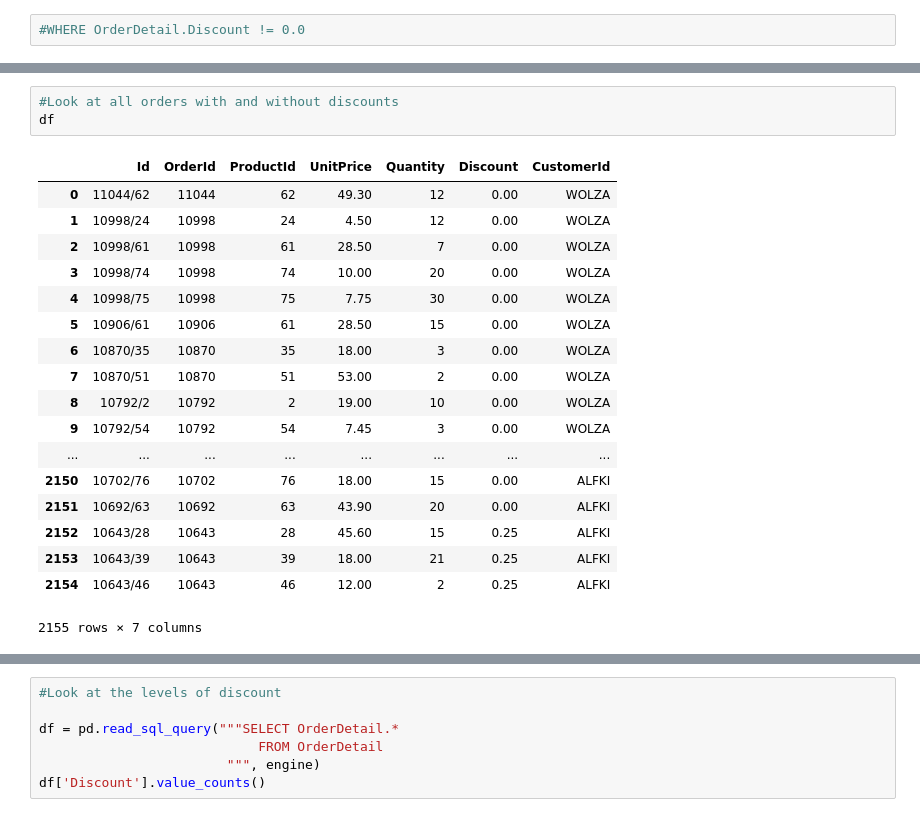
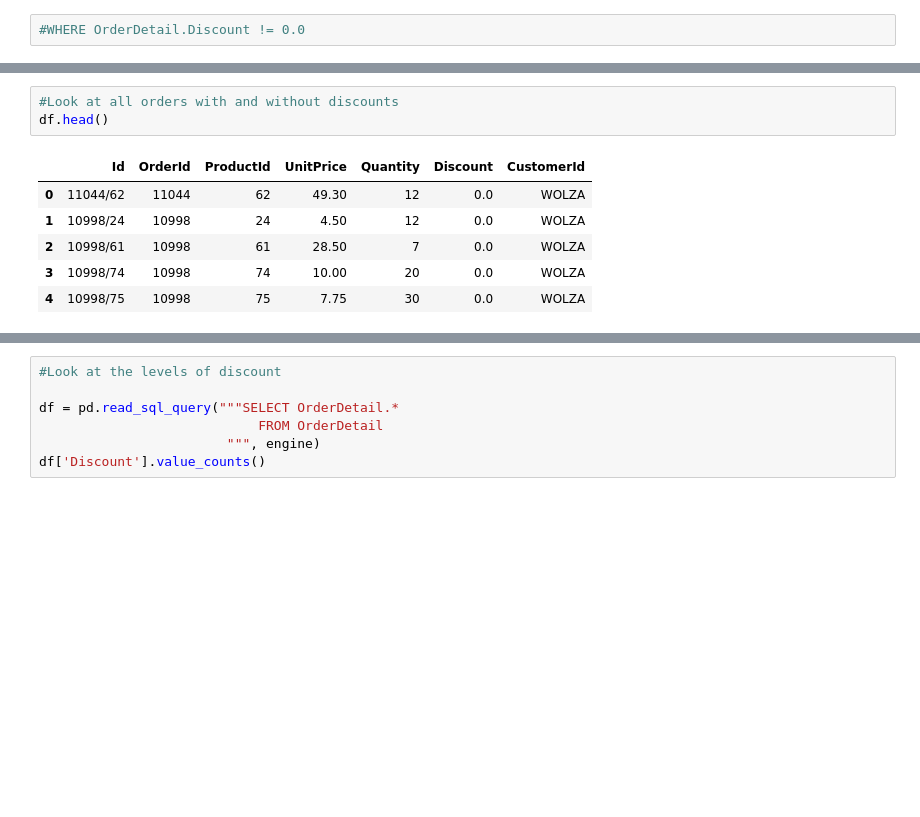
Before and after one commit to ssrosa/dsc-2-final-project-online-ds-pt-100118, a Jupyter notebook: student.ipynb, the cells around one changed output, grey strips where cells are left out. Drawn from its saved outputs; the diff is of its cells as text; blank space fills up the shorter version.

```diff
--- a/student.ipynb
+++ b/student.ipynb
@@ -147,25 +124,13 @@ INFO:sqlalchemy.engine.base.Engine:()
 # %%
 #Look at all orders with and without discounts
-df
+df.head()
 # %% [output]
 |  | Id | OrderId | ProductId | UnitPrice | Quantity | Discount | CustomerId |
-| 0 | 11044/62 | 11044 | 62 | 49.30 | 12 | 0.00 | WOLZA |
-| 1 | 10998/24 | 10998 | 24 | 4.50 | 12 | 0.00 | WOLZA |
-| 2 | 10998/61 | 10998 | 61 | 28.50 | 7 | 0.00 | WOLZA |
-| 3 | 10998/74 | 10998 | 74 | 10.00 | 20 | 0.00 | WOLZA |
-| 4 | 10998/75 | 10998 | 75 | 7.75 | 30 | 0.00 | WOLZA |
-| 5 | 10906/61 | 10906 | 61 | 28.50 | 15 | 0.00 | WOLZA |
-| 6 | 10870/35 | 10870 | 35 | 18.00 | 3 | 0.00 | WOLZA |
-| 7 | 10870/51 | 10870 | 51 | 53.00 | 2 | 0.00 | WOLZA |
-| 8 | 10792/2 | 10792 | 2 | 19.00 | 10 | 0.00 | WOLZA |
-| 9 | 10792/54 | 10792 | 54 | 7.45 | 3 | 0.00 | WOLZA |
-| ... | ... | ... | ... | ... | ... | ... | ... |
-| 2150 | 10702/76 | 10702 | 76 | 18.00 | 15 | 0.00 | ALFKI |
-| 2151 | 10692/63 | 10692 | 63 | 43.90 | 20 | 0.00 | ALFKI |
-| 2152 | 10643/28 | 10643 | 28 | 45.60 | 15 | 0.25 | ALFKI |
-| 2153 | 10643/39 | 10643 | 39 | 18.00 | 21 | 0.25 | ALFKI |
-| 2154 | 10643/46 | 10643 | 46 | 12.00 | 2 | 0.25 | ALFKI |
+| 0 | 11044/62 | 11044 | 62 | 49.30 | 12 | 0.0 | WOLZA |
+| 1 | 10998/24 | 10998 | 24 | 4.50 | 12 | 0.0 | WOLZA |
+| 2 | 10998/61 | 10998 | 61 | 28.50 | 7 | 0.0 | WOLZA |
+| 3 | 10998/74 | 10998 | 74 | 10.00 | 20 | 0.0 | WOLZA |
+| 4 | 10998/75 | 10998 | 75 | 7.75 | 30 | 0.0 | WOLZA |
-2155 rows × 7 columns
 # %%
 #Look at number of orders per cust id
 df = pd.read_sql_query("""SELECT [Order].CustomerId, Count(*) orders
```
Also changed, not shown: parts of 19 cells of this notebook.
